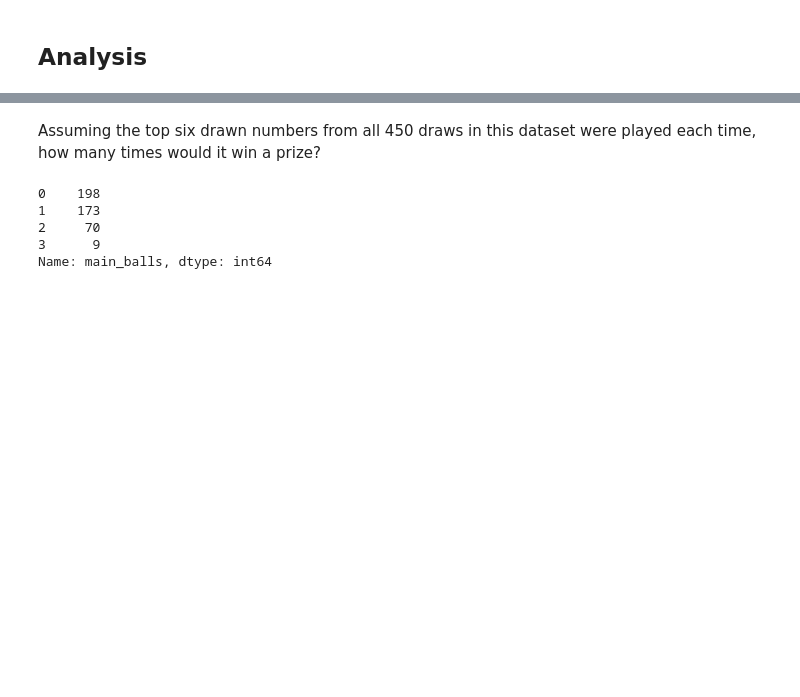
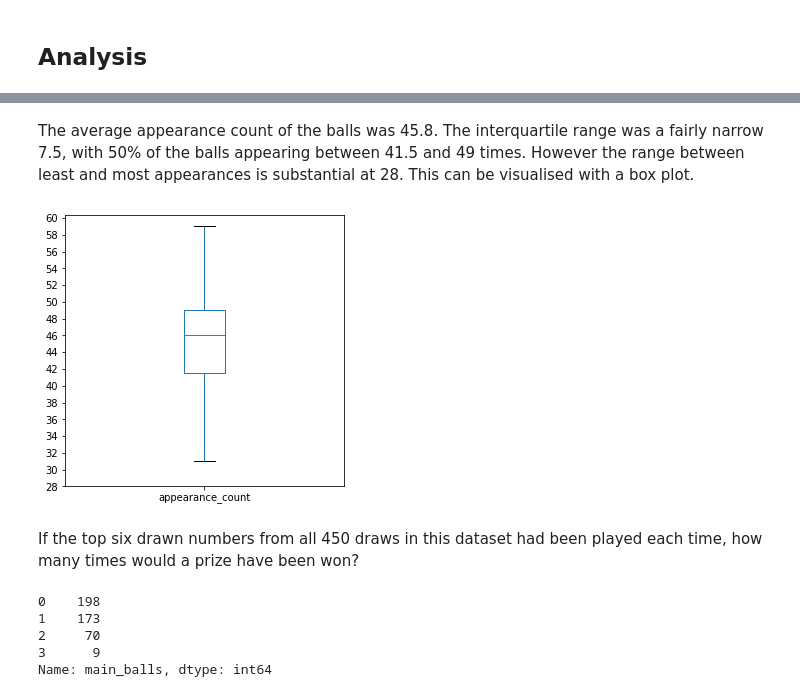
Before and after one commit to MatthewCarterIO/uk-lotto-DA, a Jupyter notebook: uk_lotto_DA.ipynb, the cells around one changed output, grey strips where cells are left out. Drawn from its saved outputs; the diff is of its cells as text; code cells hidden in the pictures; blank space fills up the shorter version.

```diff
--- a/uk_lotto_DA.ipynb
+++ b/uk_lotto_DA.ipynb
@@ -185,5 +167,15 @@ The most popular number was drawn 59 times, and the least popular just 31 times.
+# %% [markdown]
+The average appearance count of the balls was 45.8. The interquartile range was a fairly narrow 7.5, with 50% of the balls appearing between 41.5 and 49 times. However the range between least and most appearances is substantial at 28. This can be visualised with a box plot.
+# %%
+# Display a box plot for the count data.
+# NB. Although a boxplot can be created from a Series, to use the name in the plot it needs converting a into DataFrame.
+main_ball_count_df = main_ball_count.to_frame(name="appearance_count")
+main_ball_count_df.plot(kind="box", figsize=(5,5), yticks=range(28, 62, 2))
+plt.show()
+# %% [output]
+[figure, added]
 # %% [markdown]
-Assuming the top six drawn numbers from all 450 draws in this dataset were played each time, how many times would it win a prize?
+If the top six drawn numbers from all 450 draws in this dataset had been played each time, how many times would a prize have been won?
 # %%
 # Function to compare two lists of six numbers and return the number of matches.
 def ticket_checker(draw_list, ticket_list):
```
Also changed, not shown: parts of 9 cells of this notebook.
